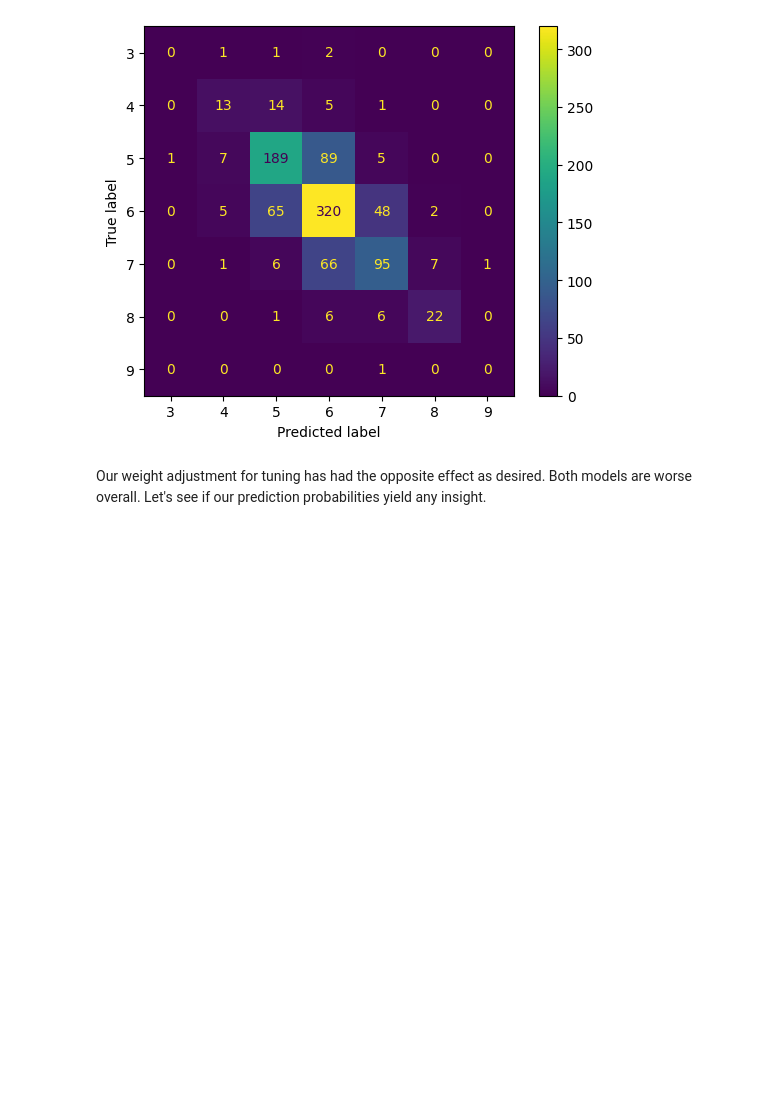
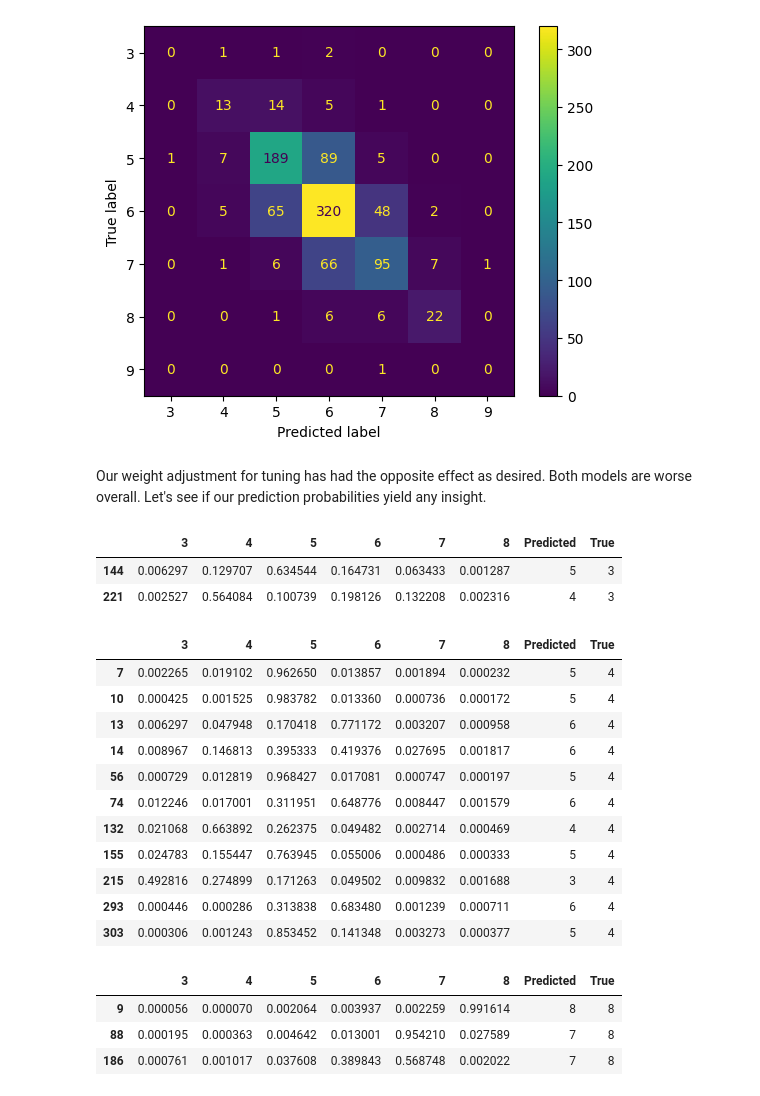
Before and after one commit to zdravoj/data-science-foundations, a Jupyter notebook: UCI_wine_quality.ipynb, the cells around one changed output. Saved outputs shown, nothing was run; the diff lists cells and outputs as text; code cells hidden in the pictures; blank space fills up the shorter version.

Commit message:
analysis of probabilities with weighted fit in WQ

```diff
--- a/UCI_wine_quality.ipynb
+++ b/UCI_wine_quality.ipynb
@@ -2693,3 +2693,67 @@ White F1 Score: 0.648780102818028
 [figure]
 # %% [markdown]
 Our weight adjustment for tuning has had the opposite effect as desired. Both models are worse overall. Let's see if our prediction probabilities yield any insight.
+# %%
+# get probabilities for predictions
+red_xgb_predict_proba = red_xgb.predict_proba(red_X_test)
+white_xgb_predict_proba = white_xgb.predict_proba(white_X_test)
+
+# prepare probabilities, predictions, and true values for dataframes
+red_predict_data = [
+    (
+        *red_xgb_predict_proba[i], red_xgb_predict[i], red_y_test.array[i]
+    ) for i in range(len(red_y_test))
+]
+white_predict_data = [
+    (
+        *white_xgb_predict_proba[i], white_xgb_predict[i], white_y_test.array[i]
+    ) for i in range(len(white_y_test))
+]
+
+# dataframes containing probabilities, predicted, and true
+red_xgb_pred_df = pd.DataFrame(
+    data= red_predict_data,
+    columns= [*sorted(red_y_test.unique()), 'Predicted', 'True']
+)
+white_xgb_pred_df = pd.DataFrame(
+    data= white_predict_data,
+    columns=[*sorted(white_y_test.unique()), 'Predicted', 'True']
+)
+# %%
+def get_anomalies(df, pred=None, true=None):
+    if pred and true:
+        return df[(df['Predicted']==pred) & (df['True']==true)]
+    elif pred:
+        return df[(df['Predicted']==pred)]
+    elif true:
+        return df[(df['True']==true)]
+    else:
+        return None
+# %%
+get_anomalies(red_xgb_pred_df, true=3)
+# %% [output]
+|  | 3 | 4 | 5 | 6 | 7 | 8 | Predicted | True |
+| 144 | 0.006297 | 0.129707 | 0.634544 | 0.164731 | 0.063433 | 0.001287 | 5 | 3 |
+| 221 | 0.002527 | 0.564084 | 0.100739 | 0.198126 | 0.132208 | 0.002316 | 4 | 3 |
+# %%
+get_anomalies(red_xgb_pred_df, true=4)
+# %% [output]
+|  | 3 | 4 | 5 | 6 | 7 | 8 | Predicted | True |
+| 7 | 0.002265 | 0.019102 | 0.962650 | 0.013857 | 0.001894 | 0.000232 | 5 | 4 |
+| 10 | 0.000425 | 0.001525 | 0.983782 | 0.013360 | 0.000736 | 0.000172 | 5 | 4 |
+| 13 | 0.006297 | 0.047948 | 0.170418 | 0.771172 | 0.003207 | 0.000958 | 6 | 4 |
+| 14 | 0.008967 | 0.146813 | 0.395333 | 0.419376 | 0.027695 | 0.001817 | 6 | 4 |
+| 56 | 0.000729 | 0.012819 | 0.968427 | 0.017081 | 0.000747 | 0.000197 | 5 | 4 |
+| 74 | 0.012246 | 0.017001 | 0.311951 | 0.648776 | 0.008447 | 0.001579 | 6 | 4 |
+| 132 | 0.021068 | 0.663892 | 0.262375 | 0.049482 | 0.002714 | 0.000469 | 4 | 4 |
+| 155 | 0.024783 | 0.155447 | 0.763945 | 0.055006 | 0.000486 | 0.000333 | 5 | 4 |
+| 215 | 0.492816 | 0.274899 | 0.171263 | 0.049502 | 0.009832 | 0.001688 | 3 | 4 |
+| 293 | 0.000446 | 0.000286 | 0.313838 | 0.683480 | 0.001239 | 0.000711 | 6 | 4 |
+| 303 | 0.000306 | 0.001243 | 0.853452 | 0.141348 | 0.003273 | 0.000377 | 5 | 4 |
+# %%
+get_anomalies(red_xgb_pred_df, true=8)
+# %% [output]
+|  | 3 | 4 | 5 | 6 | 7 | 8 | Predicted | True |
+| 9 | 0.000056 | 0.000070 | 0.002064 | 0.003937 | 0.002259 | 0.991614 | 8 | 8 |
+| 88 | 0.000195 | 0.000363 | 0.004642 | 0.013001 | 0.954210 | 0.027589 | 7 | 8 |
+| 186 | 0.000761 | 0.001017 | 0.037608 | 0.389843 | 0.568748 | 0.002022 | 7 | 8 |
```
